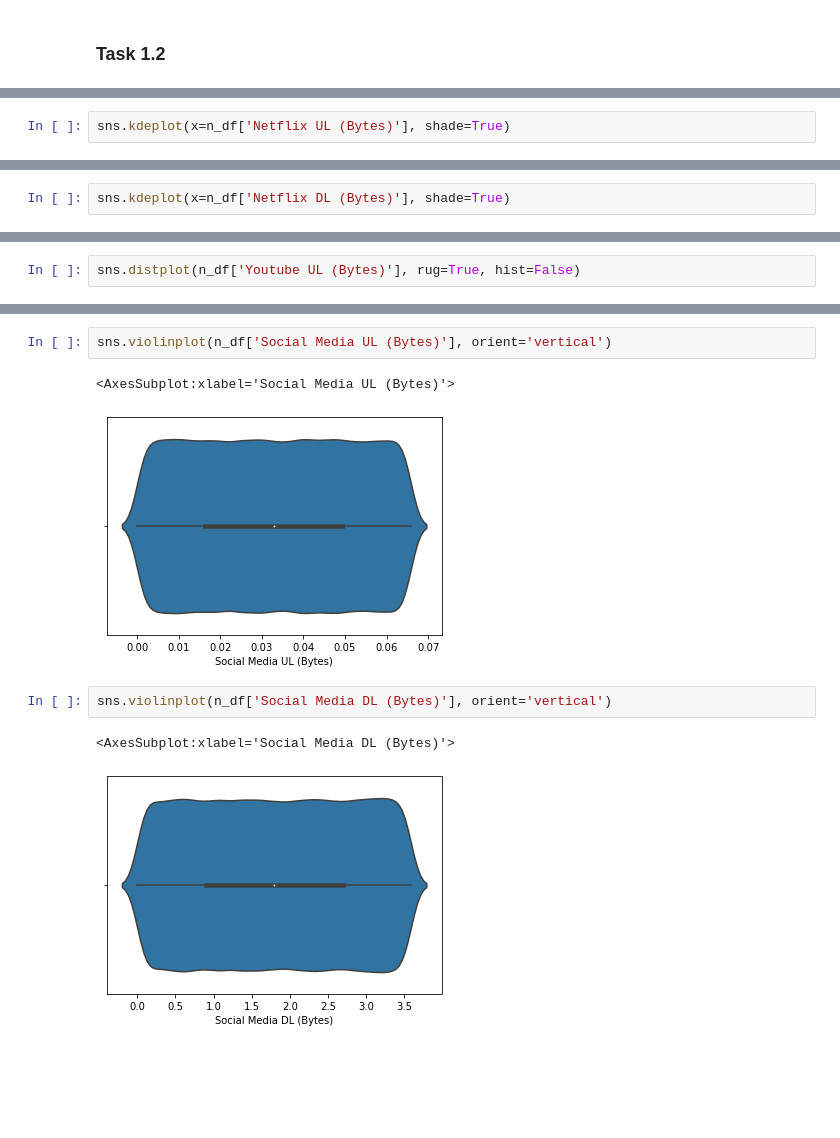
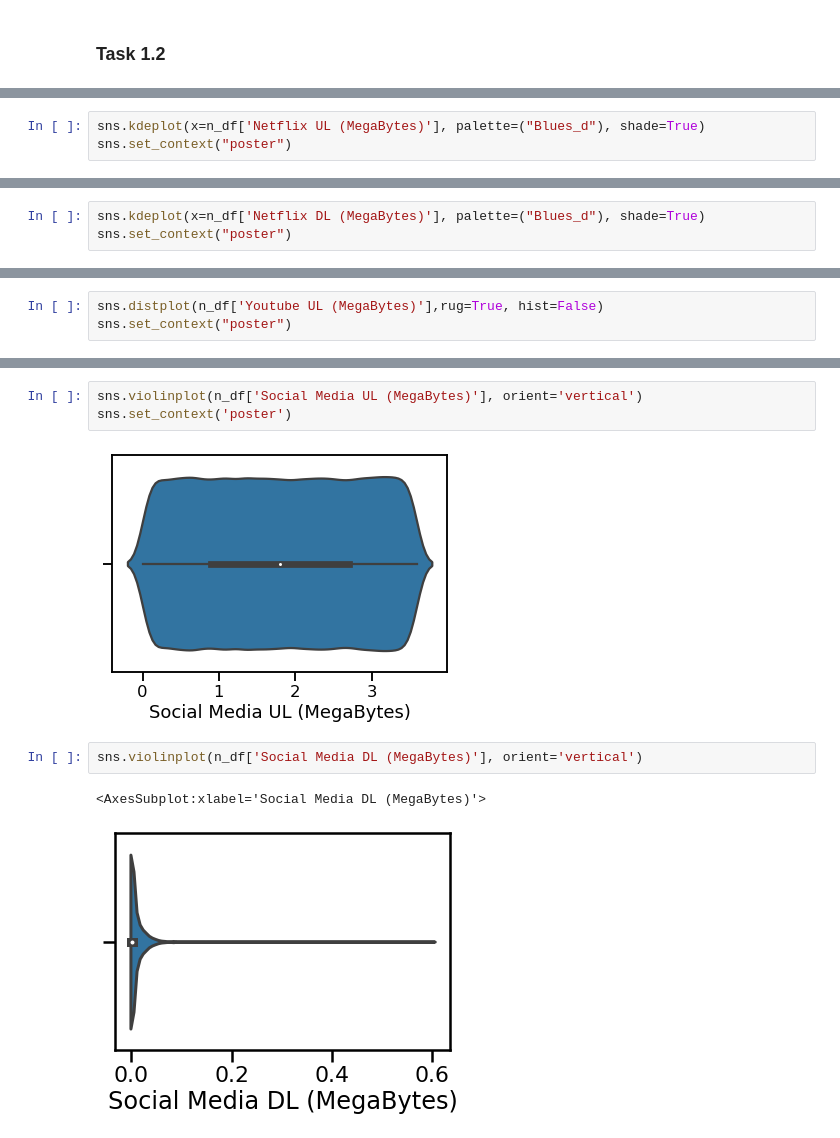
Before and after one commit to KutashiMA/Telecom_User_Analytics, a Jupyter notebook: User_Analytics.ipynb, the cells around one changed output, grey strips where cells are left out. Cells and saved outputs as stored; diff of their text form; blank space fills up the shorter version.

```diff
--- a/User_Analytics.ipynb
+++ b/User_Analytics.ipynb
@@ -700,3 +710,4 @@ sns.stripplot(y=n_df['Gaming DL (Bytes)'])
 # %%
-sns.kdeplot(x=n_df['Netflix UL (Bytes)'], shade=True)
+sns.kdeplot(x=n_df['Netflix UL (MegaBytes)'], palette=("Blues_d"), shade=True)
+sns.set_context("poster")
 # %% [output]
@@ -705,3 +715,4 @@ sns.kdeplot(x=n_df['Netflix UL (Bytes)'], shade=True)
 # %%
-sns.kdeplot(x=n_df['Netflix DL (Bytes)'], shade=True)
+sns.kdeplot(x=n_df['Netflix DL (MegaBytes)'], palette=("Blues_d"), shade=True)
+sns.set_context("poster")
 # %% [output]
@@ -710,3 +720,4 @@ sns.kdeplot(x=n_df['Netflix DL (Bytes)'], shade=True)
 # %%
-sns.distplot(n_df['Youtube UL (Bytes)'], rug=True, hist=False)
+sns.distplot(n_df['Youtube UL (MegaBytes)'],rug=True, hist=False)
+sns.set_context("poster")
 # %% [output]
@@ -740,11 +750,11 @@ sns.boxplot(n_df['Google DL (Bytes)'])
 # %%
-sns.violinplot(n_df['Social Media UL (Bytes)'], orient='vertical')
+sns.violinplot(n_df['Social Media UL (MegaBytes)'], orient='vertical')
+sns.set_context('poster')
 # %% [output]
-<AxesSubplot:xlabel='Social Media UL (Bytes)'>
-[figure, old version]
+[figure, new version]
 # %%
-sns.violinplot(n_df['Social Media DL (Bytes)'], orient='vertical')
+sns.violinplot(n_df['Social Media DL (MegaBytes)'], orient='vertical')
 # %% [output]
-<AxesSubplot:xlabel='Social Media DL (Bytes)'>
+<AxesSubplot:xlabel='Social Media DL (MegaBytes)'>
-[figure, old version]
+[figure, new version]
 # %%
```
Also changed, not shown: parts of 44 cells of this notebook.
